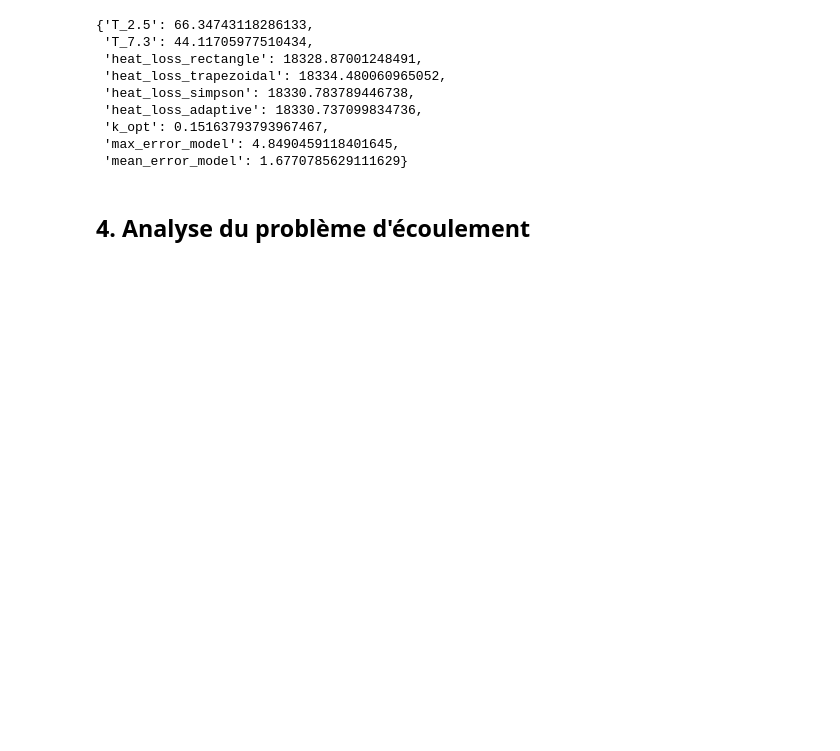
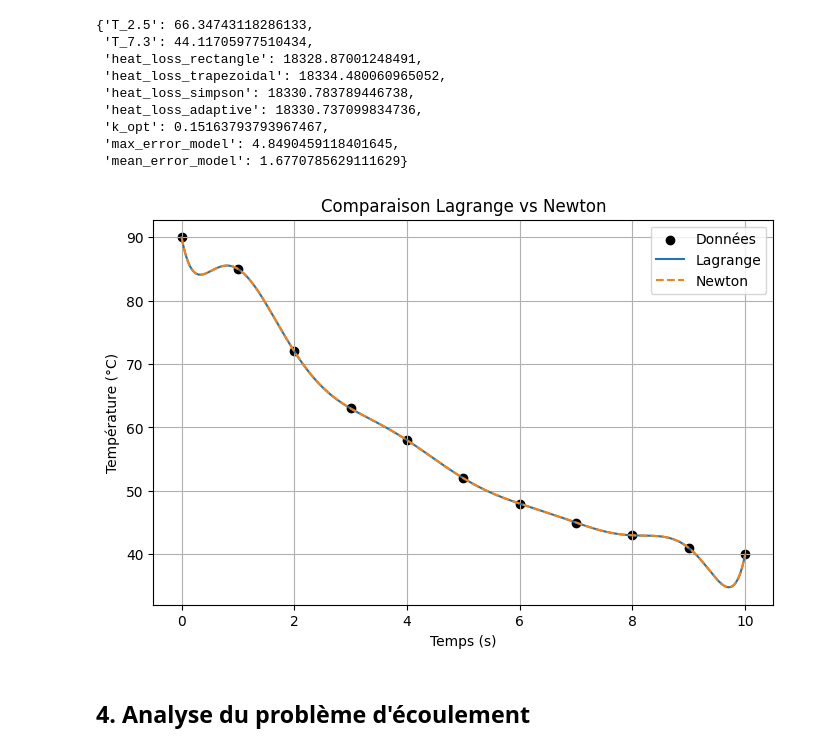
Before and after one commit to Karima-Haddad/Projet-d-analyse-num-rique, a Jupyter notebook: main_numerical_analysis_notebook.ipynb, the cells around one changed output. Saved outputs shown, nothing was run; the diff lists cells and outputs as text; code cells hidden in the pictures; blank space fills up the shorter version.

```diff
--- a/main_numerical_analysis_notebook.ipynb
+++ b/main_numerical_analysis_notebook.ipynb
@@ -309,6 +309,32 @@ Erreur moyenne du modèle  : 1.677079 °C
  'k_opt': 0.15163793793967467,
  'max_error_model': 4.8490459118401645,
  'mean_error_model': 1.6770785629111629}
+# %%
+# Données
+t_data = np.array([0,1,2,3,4,5,6,7,8,9,10], dtype=float)
+T_data = np.array([90,85,72,63,58,52,48,45,43,41,40], dtype=float)
+
+t_fine = np.linspace(t_data.min(), t_data.max(), 500)
+
+# Interpolation
+interp = PolynomialInterpolation(t_data, T_data)
+T_lagrange = interp.evaluate(t_fine, method="lagrange")
+T_newton = interp.evaluate(t_fine, method="newton")
+
+# Plot
+plt.figure(figsize=(8,5))
+plt.scatter(t_data, T_data, color="black", label="Données")
+plt.plot(t_fine, T_lagrange, label="Lagrange")
+plt.plot(t_fine, T_newton, linestyle="--", label="Newton")
+
+plt.title("Comparaison Lagrange vs Newton")
+plt.xlabel("Temps (s)")
+plt.ylabel("Température (°C)")
+plt.legend()
+plt.grid()
+plt.show()
+# %% [output]
+[figure, added]
 # %% [markdown]
 ## 4. Analyse du problème d'écoulement
 # %%
```
Also changed, not shown: 3 other files.
